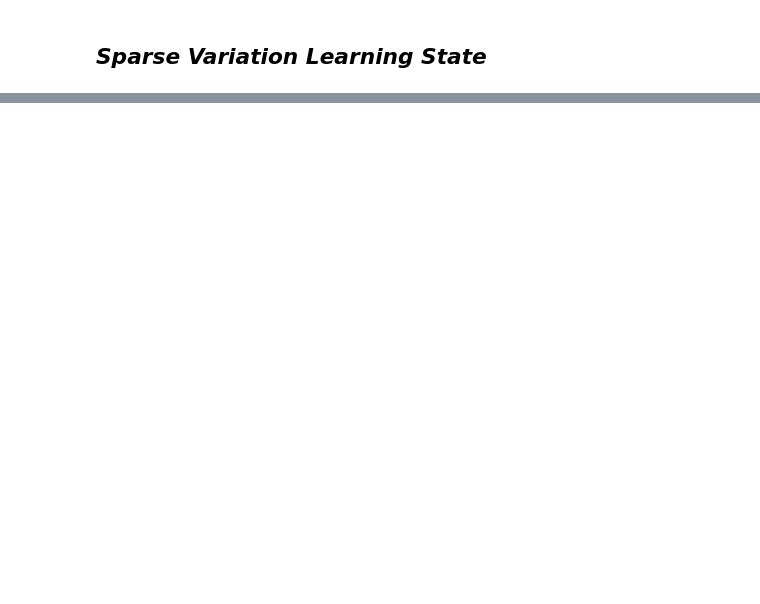
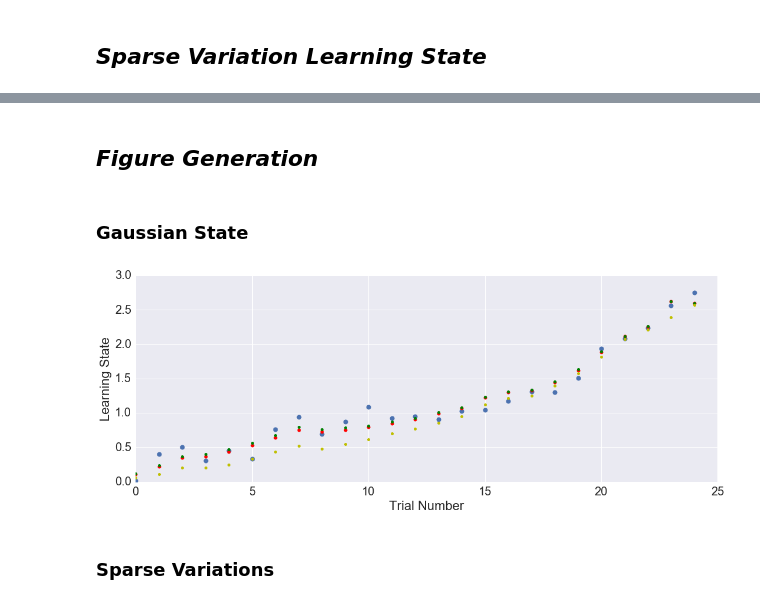
Before and after one commit to gabeschamberg/nonmarkov-timeseries-estimation, a Jupyter notebook: notebooks/state_space_model_learning_evaluation.ipynb, the cells around one changed output, grey strips where cells are left out. Cells and saved outputs as stored; diff of their text form; code cells hidden in the pictures; blank space fills up the shorter version.

Commit message:
State space model of learning evaluation notebook now with results to be submitted in paper revision

```diff
--- a/notebooks/state_space_model_learning_evaluation.ipynb
+++ b/notebooks/state_space_model_learning_evaluation.ipynb
@@ -214,7 +216,7 @@ Particle - RMSE: 0.040, Time: 57.0
 ## *Sparse Variation Learning State*
 # %%
 # Learning State
-N=50; gamma=0.1; phi=0.99; sigv=0.03; sigchi = 0.15; p = 0.05
+N=50; gamma=0.1; phi=0.99; sigv=0.03; sigchi = 0.1; p = 0.1
 # Reaction time
 delta=0.369; h=-0.38; sigg=0.75
 # Trial outcomes
@@ -224,9 +226,9 @@ T=5; Del=0.001; psi=-3.5; g=2.2; c=[-20,-5,1,3]; J = int(T/Del)
 
 # ADMM params
 rho = 30
-max_iters = 20
+max_iters = 75
 verbosity = 0
-beta = 25
+beta = 15
 
 # Kalman param
 eps=0.0000001
@@ -235,7 +237,7 @@ eps=0.0000001
 num_p=100
 
 # The parameters that get passed into each solution method
-params = [gamma,phi,sigv,delta,h,sigg,mu,eta,psi,g,c,Del,J,beta]
+admm_params = [gamma,phi,sigv,delta,h,sigg,mu,eta,psi,g,c,Del,J,beta]
 kalman_params = [0,1,4*(sigchi**2),delta,h,sigg,mu,eta,psi,g,c,Del,J]
 particle_params = [gamma,phi,sigv,delta,h,sigg,mu,eta,psi,g,c,Del,J,p,sigchi]
 
@@ -304,0 +307,39 @@ Particle - RMSE: 0.030, Time: 113.9
+# %% [markdown]
+## *Figure Generation*
+# %%
+save_figs = True
+fig_dir = './'
+# %% [markdown]
+### Gaussian State
+# %%
+N = 25
+# load learning state used in paper (or regenerate)
+X = pickle.load(open( "pickles/gaussian_state_X.p", "rb" )) #gen_learning_state(N)
+# create observations
+Q = gen_reaction_time(X)
+M = gen_trial_outcome(X)
+R = gen_spiking(X)
+# %%
+x_admm = ssml(observations=(M,Q,R), rho=rho, params=params, max_iters=25, verbosity=verbosity)
+x_kalman = kalman_smooth(obs=(M,Q,R),eps=eps,params=params)
+x_particle = particle_smooth(obs=(M,Q,R),params=params,num_p=num_p)
+# %%
+plt.figure(figsize=(15,6))
+ns = range(N)
+
+
+plt.plot(ns,X,'o',label='True Learning State',markersize=8)
+plt.plot(ns,x_admm,'ro',label='ADMM Estimate',markersize=6)
+plt.plot(ns,x_kalman,'go',label='FIS Estimate',markersize=5)
+plt.plot(ns,x_particle,'yo',label='SMC Estimate',markersize=5)
+
+#plt.legend(loc=2)
+plt.xlabel('Trial Number')
+plt.ylabel('Learning State');
+plt.tight_layout()
+if save_figs: plt.savefig(fig_dir + 'ssml_gauss_state.png',dpi=300)
+plt.show()
+# %% [output]
+[figure, added]
+# %% [markdown]
+### Sparse Variations
```
Also changed, not shown: parts of 9 cells of this notebook.
